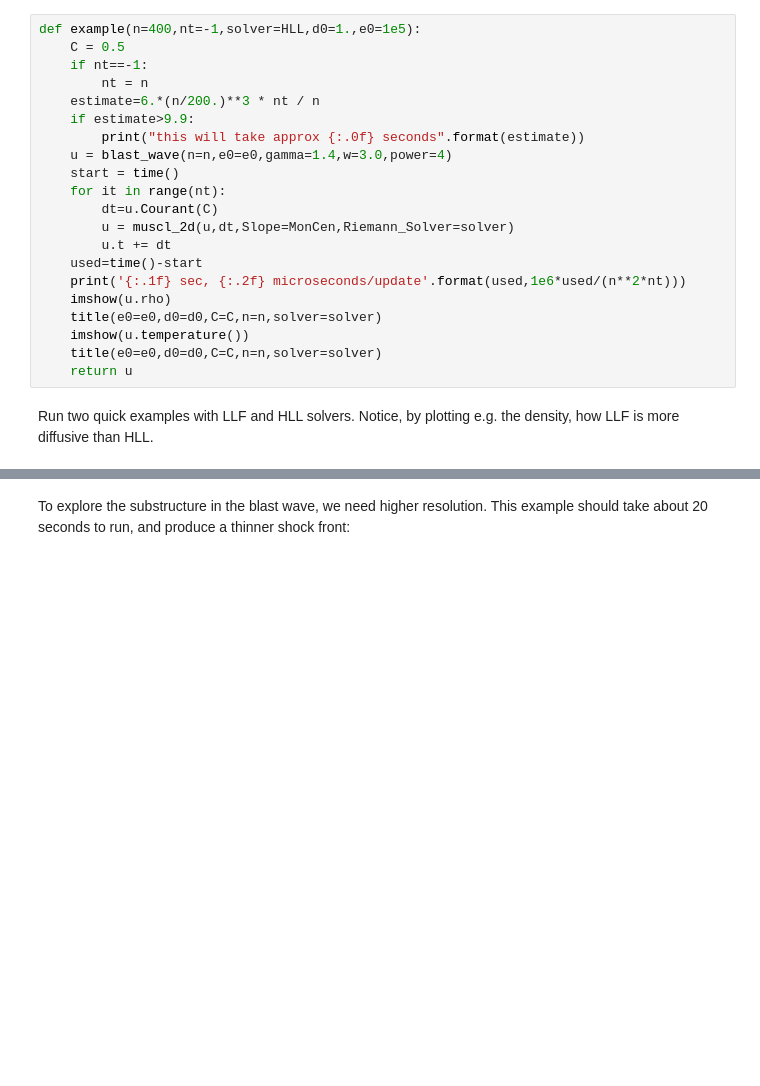
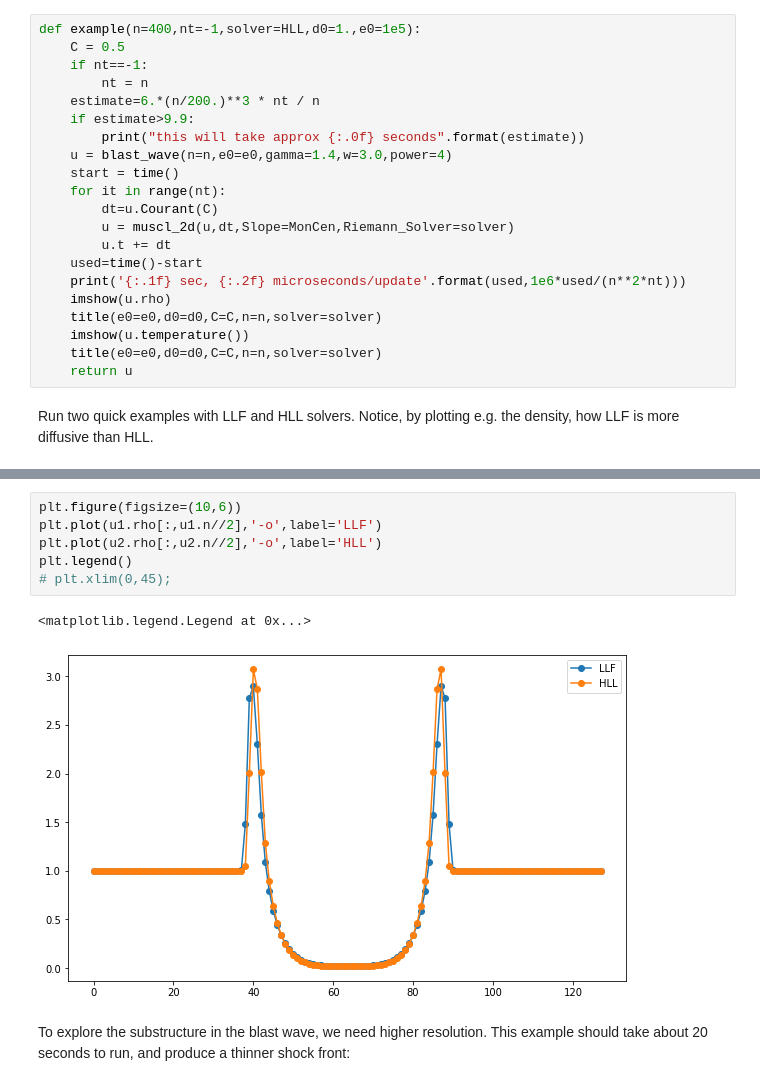
Before and after one commit to astrockragh/computational_astrophysics, a Jupyter notebook: 2 Hydrodynamics/2b Blast Waves_own.ipynb, the cells around one changed output, grey strips where cells are left out. Drawn from its saved outputs; the diff is of its cells as text; blank space fills up the shorter version.

```diff
--- a/2 Hydrodynamics/2b Blast Waves_own.ipynb
+++ b/2 Hydrodynamics/2b Blast Waves_own.ipynb
@@ -436,3 +466,12 @@ plt.xlim(28,45);
+# %%
+plt.figure(figsize=(10,6))
+plt.plot(u1.rho[:,u1.n//2],'-o',label='LLF')
+plt.plot(u2.rho[:,u2.n//2],'-o',label='HLL')
+plt.legend()
+# plt.xlim(0,45);
+# %% [output]
+<matplotlib.legend.Legend at 0x...>
+[figure, added]
 # %% [markdown]
 To explore the substructure in the blast wave, we need higher resolution. This example should take about 20 seconds to run, and produce a thinner shock front:
 # %%
```
Also changed, not shown: parts of 11 cells of this notebook.
